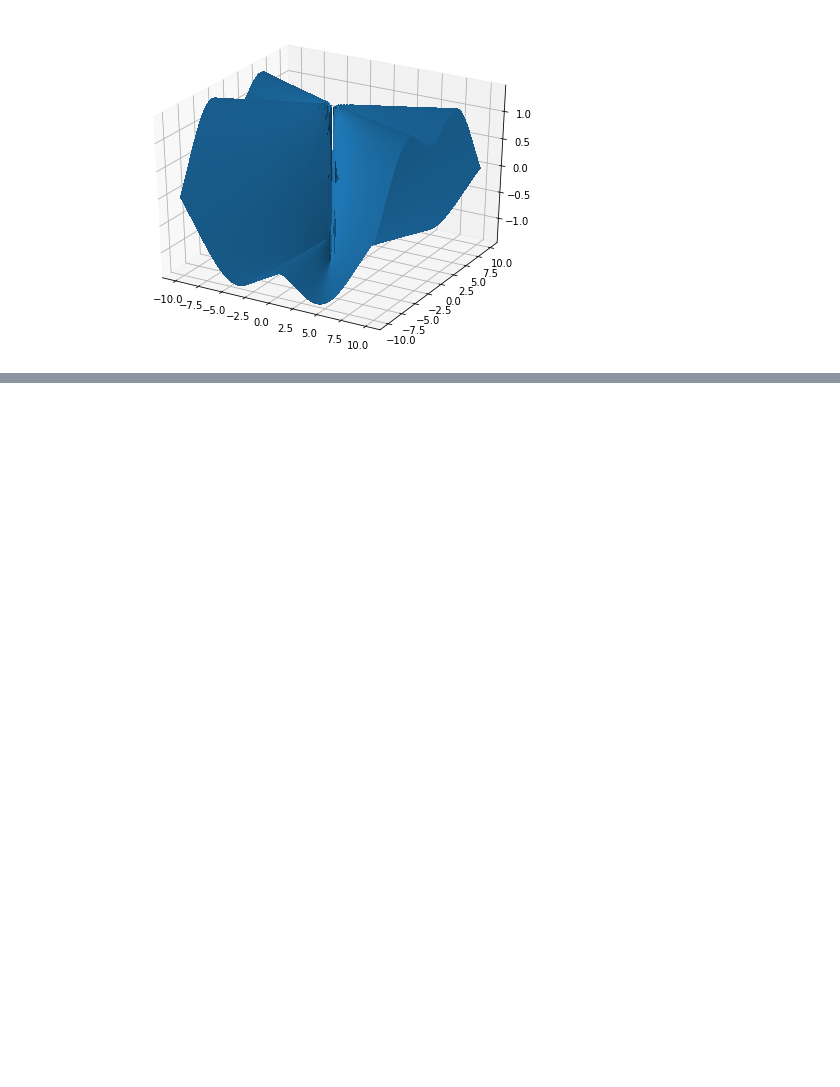
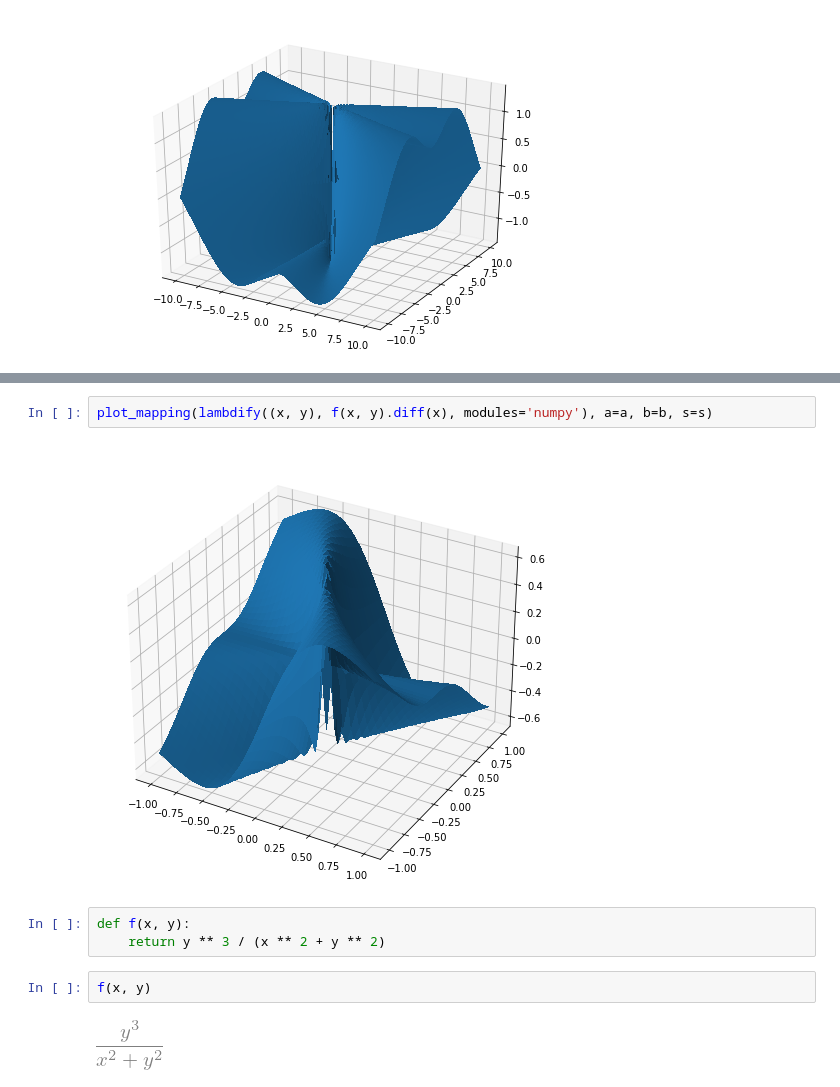
Before and after one commit to apefind/math, a Jupyter notebook: jupyter/calculus/multivariable_calculus.ipynb, the cells around one changed output, grey strips where cells are left out. Saved outputs shown, nothing was run; the diff lists cells and outputs as text; blank space fills up the shorter version.

```diff
--- a/jupyter/calculus/multivariable_calculus.ipynb
+++ b/jupyter/calculus/multivariable_calculus.ipynb
@@ -63,0 +84,11 @@ plot_mapping(lambdify((x, y), u.diff(y).diff(x), modules='numpy'),
+# %%
+plot_mapping(lambdify((x, y), f(x, y).diff(x), modules='numpy'), a=a, b=b, s=s)
+# %% [output]
+[figure, added]
+# %%
+def f(x, y):
+    return y ** 3 / (x ** 2 + y ** 2)
+# %%
+f(x, y)
+# %% [output]
+[figure, added]
```
Also changed, not shown: parts of 8 cells of this notebook, 3 other files.
